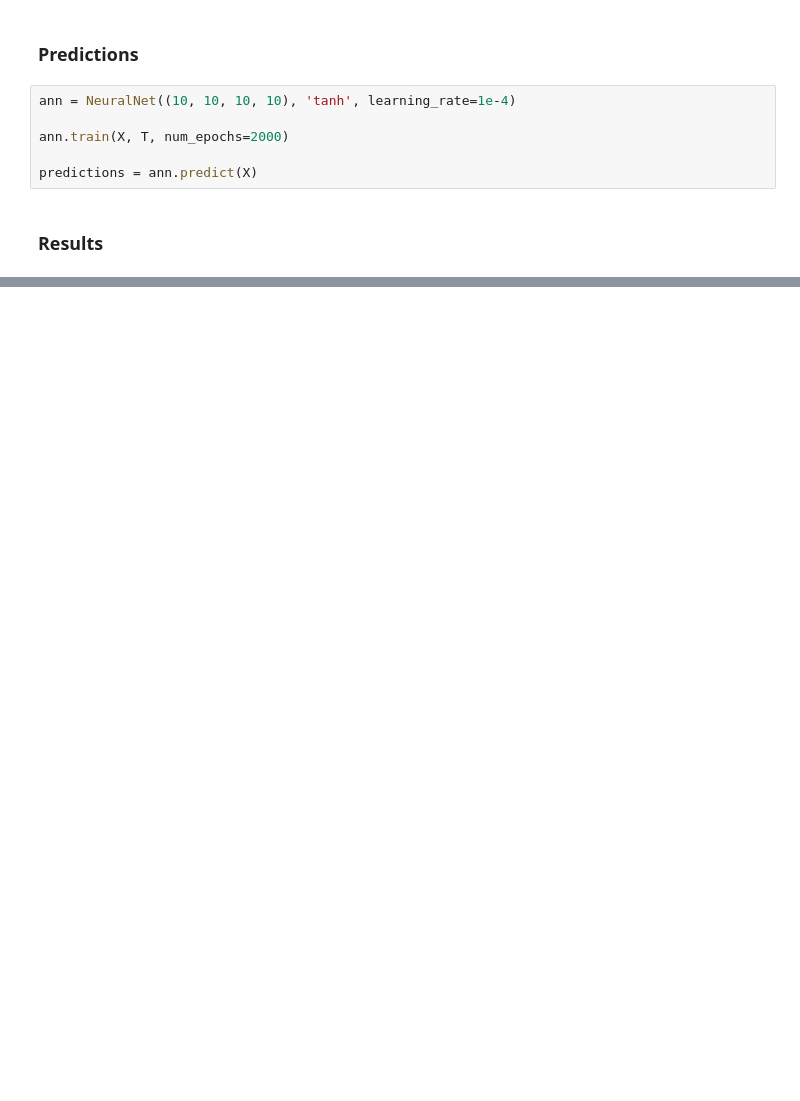
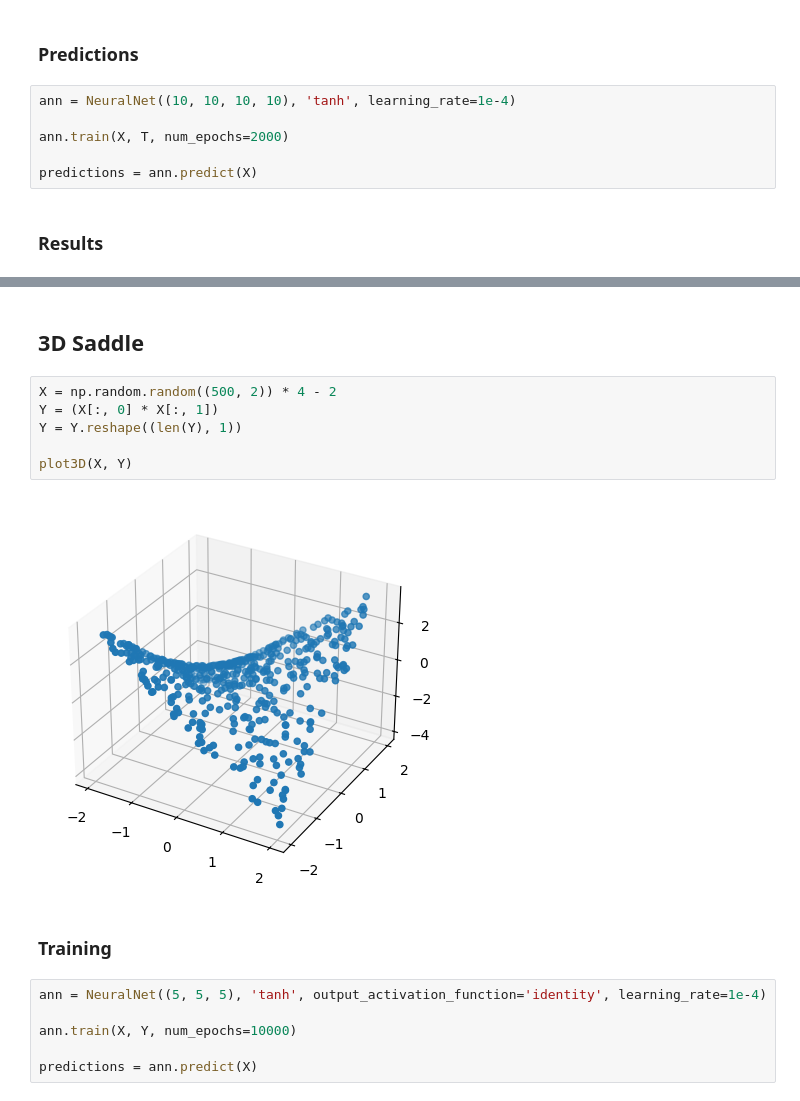
Before and after one commit to AJWestley/Neural-Network-By-Hand, a Jupyter notebook: performance.ipynb, the cells around one changed output, grey strips where cells are left out. Cells and saved outputs as stored; diff of their text form; blank space fills up the shorter version.

```diff
--- a/performance.ipynb
+++ b/performance.ipynb
@@ -260,0 +301,18 @@ Accuracy: 0.993
+# %% [markdown]
+## 3D Saddle
+# %%
+X = np.random.random((500, 2)) * 4 - 2
+Y = (X[:, 0] * X[:, 1])
+Y = Y.reshape((len(Y), 1))
+
+plot3D(X, Y)
+# %% [output]
+[figure, added]
+# %% [markdown]
+### Training
+# %%
+ann = NeuralNet((5, 5, 5), 'tanh', output_activation_function='identity', learning_rate=1e-4)
+
+ann.train(X, Y, num_epochs=10000)
+
+predictions = ann.predict(X)
```
Also changed, not shown: parts of 24 cells of this notebook.
